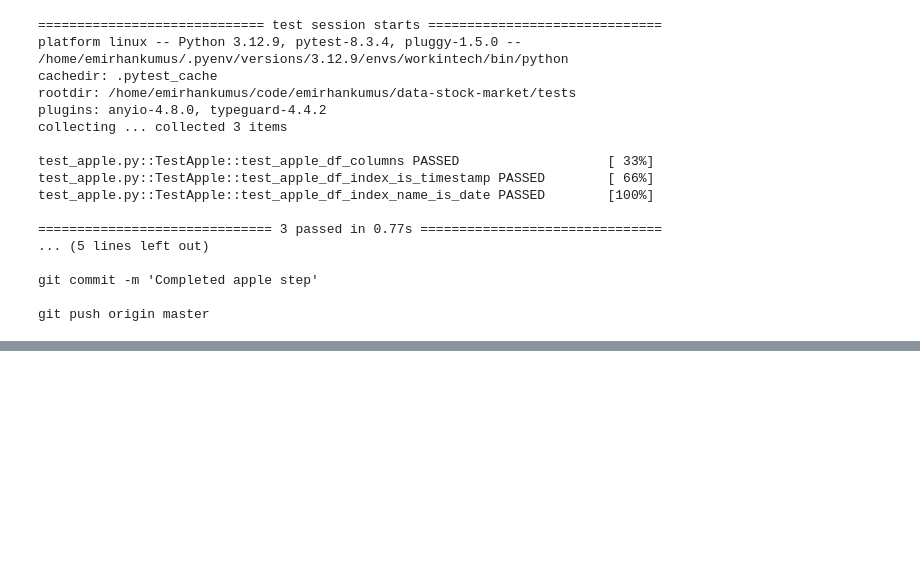
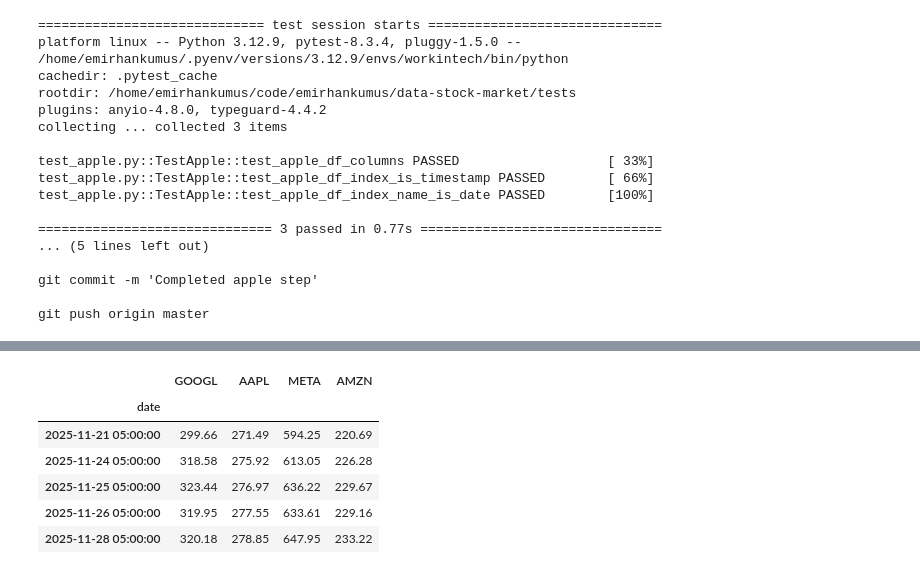
Before and after one commit to emirhankumus/data-stock-market, a Jupyter notebook: stocks.ipynb, the cells around one changed output, grey strips where cells are left out. Drawn from its saved outputs; the diff is of its cells as text; code cells hidden in the pictures; blank space fills up the shorter version.

```diff
--- a/stocks.ipynb
+++ b/stocks.ipynb
@@ -112,3 +112,29 @@ test_apple.py::TestApple::test_apple_df_index_name_is_date PASSED        [100%]
 git commit -m 'Completed apple step'
 
 git push origin master
+# %%
+from datetime import datetime, timedelta
+
+def create_stock_df_of_company(company_code):
+    # Tarihleri otomatik hesapla — her zaman son 90 gün
+    end_date = (datetime.today() - timedelta(days=1)).strftime("%Y-%m-%d")
+    start_date = (datetime.today() - timedelta(days=90)).strftime("%Y-%m-%d")
+
+    url = (
+        f"https://api.polygon.io/v2/aggs/ticker/{company_code}/range/1/day"
+        f"/{start_date}/{end_date}"
+        f"?adjusted=true&sort=asc&apiKey={API_KEY}"
+    )
+
+    data = requests.get(url).json()
+
+    df = pd.DataFrame(data["results"])
+    df["date"] = pd.to_datetime(df["t"], unit="ms")
+    df = df.set_index("date")
+    df = df.rename(columns={"c": "close"})
+
+    # Sadece close kolonu, şirket kodu ile yeniden adlandır
+    return df[["close"]].rename(columns={"close": company_code})
+
+# Test edelim
+create_stock_df_of_company("AAPL").head()
@@ -114,0 +149,16 @@ git push origin master
+# %%
+# 4 şirket için veri çek
+companies = ["GOOGL", "AAPL", "META", "AMZN"]
+
+# Her şirket için DataFrame oluştur ve birleştir
+gafa_df = pd.concat([create_stock_df_of_company(c) for c in companies], axis=1)
+
+gafa_df.head()
+# %% [output]
+|  | GOOGL | AAPL | META | AMZN |
+| date |  |  |  |  |
+| 2025-11-21 05:00:00 | 299.66 | 271.49 | 594.25 | 220.69 |
+| 2025-11-24 05:00:00 | 318.58 | 275.92 | 613.05 | 226.28 |
+| 2025-11-25 05:00:00 | 323.44 | 276.97 | 636.22 | 229.67 |
+| 2025-11-26 05:00:00 | 319.95 | 277.55 | 633.61 | 229.16 |
+| 2025-11-28 05:00:00 | 320.18 | 278.85 | 647.95 | 233.22 |
```
Also changed, not shown: parts of 1 cell of this notebook.
